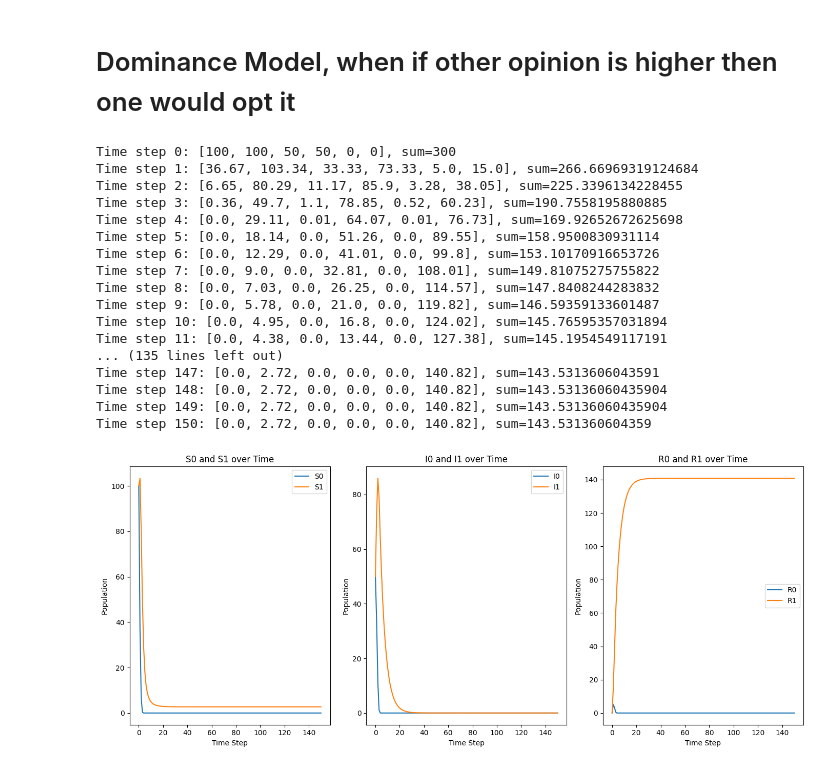
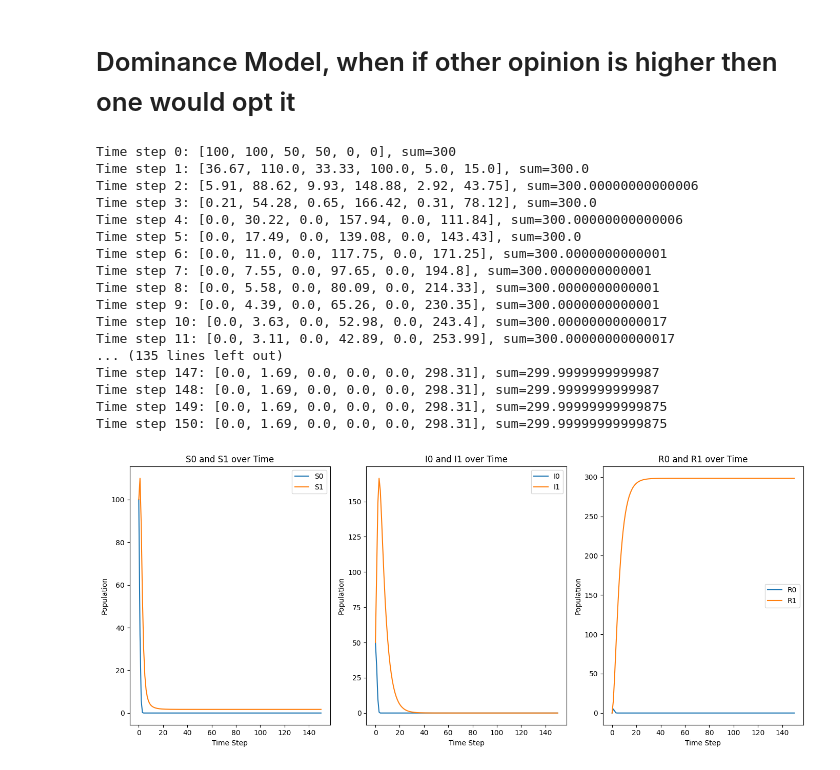
Before and after one commit to mohdkashifansari/Influence_of_Opinion_Dynamics_on_Disease_Spread, a Jupyter notebook: Test_Opinion_Dynamics.ipynb, the cells around one changed output. Cells and saved outputs as stored; diff of their text form; code cells hidden in the pictures.

Commit message:
Optimize SIR Model and Opinion dynamics notebook with improved beta and gamma values

```diff
--- a/Test_Opinion_Dynamics.ipynb
+++ b/Test_Opinion_Dynamics.ipynb
@@ -170,8 +170,8 @@ def transition_matrix(beta, gamma, statevector):
     matrix[0, 3] = pi1 * pii1(-10) * beta  # S0 -> I1
 
 
-    matrix[1, 1] = ps1 + pi1 * (pii2(-10) * (1-beta) + pii2(-10)) + pr1 + ps0 + pi0 * (pii2(-10) * (1-beta) + pii2(-10)) + pr0 # S1 -> S1
-    matrix[1, 3] = pi1 * pii2(-10) * beta + pi0 * pii2(-10) * beta  # S1 -> I1
+    matrix[1, 1] = ps1 + pi1 * (pii1(-10) * (1-beta) + pii2(-10)) + pr1 + ps0 + pi0 * (pii1(-10) * (1-beta) + pii2(-10)) + pr0 # S1 -> S1
+    matrix[1, 3] = pi1 * pii1(-10) * beta + pi0 * pii1(-10) * beta  # S1 -> I1
 
     matrix[2, 2] = (1-gamma) * (ps0 + pi0 + pr0)  # I0 -> I0
     matrix[2, 3] = (1-gamma) * (ps1 + pi1 + pr1)  # I0 -> I1
@@ -232,46 +232,46 @@ def plot_results(populations):
     plt.ylabel('Population')
     plt.title('S0 and S1 over Time')
     plt.legend()
 
     # Plot I0 and I1
     plt.subplot(1, 3, 2)
     plt.plot(time, I0, label='I0')
     plt.plot(time, I1, label='I1')
     plt.xlabel('Time Step')
     plt.ylabel('Population')
     plt.title('I0 and I1 over Time')
     plt.legend()
 
     # Plot R0 and R1
     plt.subplot(1, 3, 3)
     plt.plot(time, R0, label='R0')
     plt.plot(time, R1, label='R1')
     plt.xlabel('Time Step')
     plt.ylabel('Population')
     plt.title('R0 and R1 over Time')
     plt.legend()
 
     plt.tight_layout()
     plt.show()
 
 
 plot_results(populations)
 # %% [output]
 Time step 0: [100, 100, 50, 50, 0, 0], sum=300
-Time step 1: [36.67, 103.34, 33.33, 73.33, 5.0, 15.0], sum=266.66969319124684
-Time step 2: [6.65, 80.29, 11.17, 85.9, 3.28, 38.05], sum=225.3396134228455
-Time step 3: [0.36, 49.7, 1.1, 78.85, 0.52, 60.23], sum=190.7558195880885
-Time step 4: [0.0, 29.11, 0.01, 64.07, 0.01, 76.73], sum=169.92652672625698
-Time step 5: [0.0, 18.14, 0.0, 51.26, 0.0, 89.55], sum=158.9500830931114
-Time step 6: [0.0, 12.29, 0.0, 41.01, 0.0, 99.8], sum=153.10170916653726
-Time step 7: [0.0, 9.0, 0.0, 32.81, 0.0, 108.01], sum=149.81075275755822
-Time step 8: [0.0, 7.03, 0.0, 26.25, 0.0, 114.57], sum=147.8408244283832
-Time step 9: [0.0, 5.78, 0.0, 21.0, 0.0, 119.82], sum=146.59359133601487
-Time step 10: [0.0, 4.95, 0.0, 16.8, 0.0, 124.02], sum=145.76595357031894
-Time step 11: [0.0, 4.38, 0.0, 13.44, 0.0, 127.38], sum=145.1954549117191
+Time step 1: [36.67, 110.0, 33.33, 100.0, 5.0, 15.0], sum=300.0
+Time step 2: [5.91, 88.62, 9.93, 148.88, 2.92, 43.75], sum=300.00000000000006
+Time step 3: [0.21, 54.28, 0.65, 166.42, 0.31, 78.12], sum=300.0
+Time step 4: [0.0, 30.22, 0.0, 157.94, 0.0, 111.84], sum=300.00000000000006
+Time step 5: [0.0, 17.49, 0.0, 139.08, 0.0, 143.43], sum=300.0
+Time step 6: [0.0, 11.0, 0.0, 117.75, 0.0, 171.25], sum=300.0000000000001
+Time step 7: [0.0, 7.55, 0.0, 97.65, 0.0, 194.8], sum=300.0000000000001
+Time step 8: [0.0, 5.58, 0.0, 80.09, 0.0, 214.33], sum=300.0000000000001
+Time step 9: [0.0, 4.39, 0.0, 65.26, 0.0, 230.35], sum=300.0000000000001
+Time step 10: [0.0, 3.63, 0.0, 52.98, 0.0, 243.4], sum=300.00000000000017
+Time step 11: [0.0, 3.11, 0.0, 42.89, 0.0, 253.99], sum=300.00000000000017
 ... (135 lines left out)
-Time step 147: [0.0, 2.72, 0.0, 0.0, 0.0, 140.82], sum=143.5313606043591
-Time step 148: [0.0, 2.72, 0.0, 0.0, 0.0, 140.82], sum=143.53136060435904
-Time step 149: [0.0, 2.72, 0.0, 0.0, 0.0, 140.82], sum=143.53136060435904
-Time step 150: [0.0, 2.72, 0.0, 0.0, 0.0, 140.82], sum=143.531360604359
+Time step 147: [0.0, 1.69, 0.0, 0.0, 0.0, 298.31], sum=299.9999999999987
+Time step 148: [0.0, 1.69, 0.0, 0.0, 0.0, 298.31], sum=299.9999999999987
+Time step 149: [0.0, 1.69, 0.0, 0.0, 0.0, 298.31], sum=299.99999999999875
+Time step 150: [0.0, 1.69, 0.0, 0.0, 0.0, 298.31], sum=299.99999999999875
-[figure, old version]
+[figure, new version]
```
